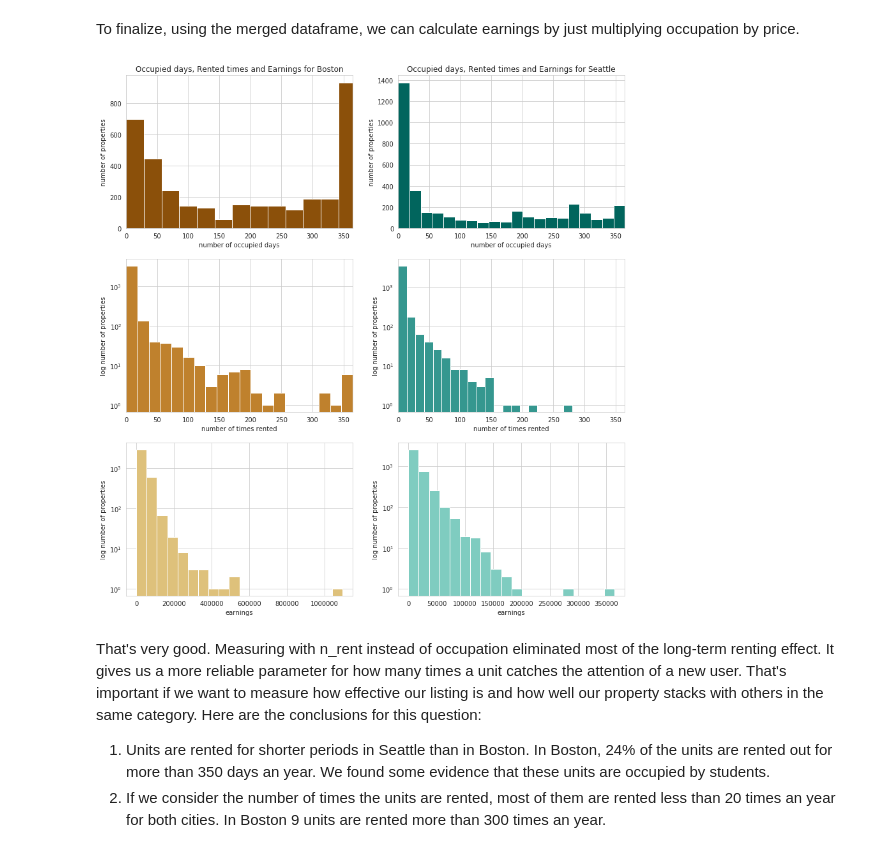
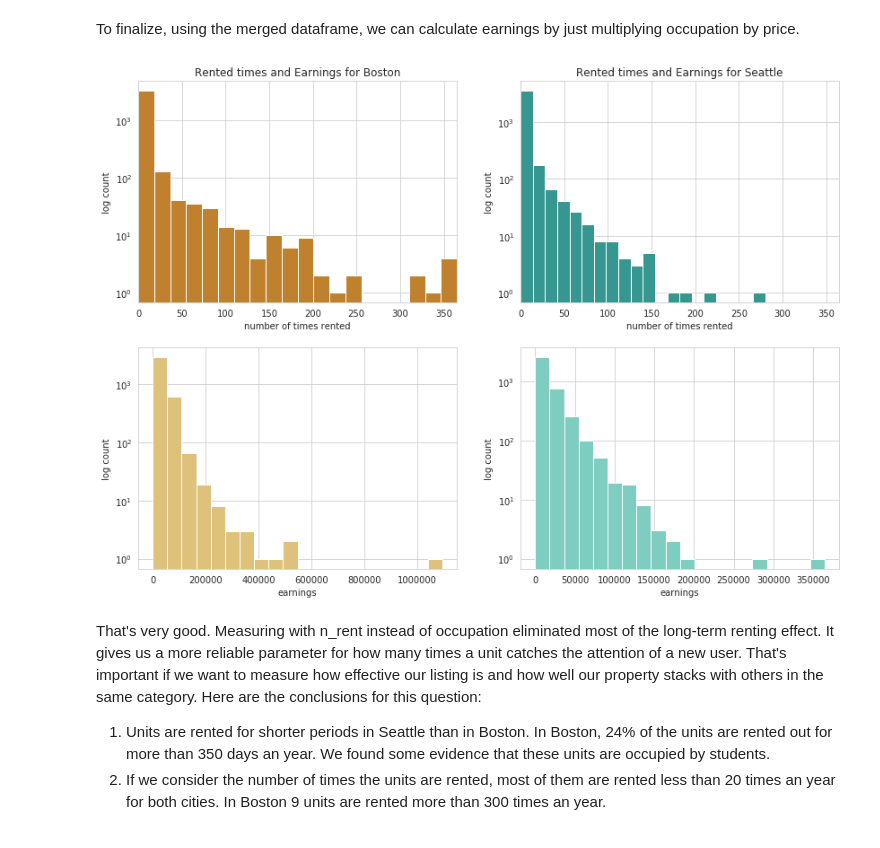
Before and after one commit to bvcmartins/dsndProject4, a Jupyter notebook: airbnb_project.ipynb, the cells around one changed output. Cells and saved outputs as stored; diff of their text form; code cells hidden in the pictures.

```diff
--- a/airbnb_project.ipynb
+++ b/airbnb_project.ipynb
@@ -179,7 +187,7 @@ sns.despine();
 fig, axis = plt.subplots(1, len(cities), figsize=(14,5));
 
 for i, city in enumerate(cities):
-    calendar = locals()[city+'_calendar']
+    calendar = locals()[city+'_calendar'].copy()
     occup = calendar[calendar['price'].isnull()].groupby(['year','month']).size().reset_index()
     occup.rename(columns={0:'count'}, inplace=True)
     colors = locals()[city+'_colors'][:2]
@@ -206,6 +216,12 @@ for i, city in enumerate(cities):
     rent = calendar.groupby('listing_id').agg({'occupied':'sum'}).reset_index()
     locals()[city+'_rent'] = rent.copy()
 
+    if city == 'boston':
+        rent.drop([2727],inplace=True)
+        rent.reset_index(inplace=True)
+        boston_rent.drop([2727], inplace=True)
+        boston_rent.reset_index(inplace=True)
+
     color = locals()[city+'_colors'][0]
     sns.distplot(rent['occupied'],
                  ax=axis[i],
@@ -214,9 +230,6 @@ for i, city in enumerate(cities):
                  bins=20,
                  hist_kws=dict(alpha=1));
     axis[i].set_title('Distribution of occupied days for {}'.format(city.capitalize()))
-    axis[i].set_xlim((0,365));
     axis[i].set_ylim((0,1650));
     axis[i].set_ylabel('number of properties')
-#boston_calendar['occupied'] = boston_calendar['available'].apply(lambda x: 1 if x=='f' else 0)
-#seattle_calendar['occupied'] = seattle_calendar['available'].apply(lambda x: 1 if x=='f' else 0)
 # %% [output]
@@ -307,38 +320,38 @@ Name: price, dtype: object
 # %% [markdown]
 To finalize, using the merged dataframe, we can calculate earnings by just multiplying occupation by price.
 # %%
-fig, axes = plt.subplots(3,2, figsize=(14,15))
+fig, axes = plt.subplots(2,2, figsize=(14,10))
 
 for i, city in enumerate(cities):
     df_merge = locals()[city+'_merge'].copy()
     df_merge['price'] = df_merge['price'].replace('[\$,]', '', regex=True).astype(float)
     df_merge['earnings'] = df_merge['occupied'] * df_merge['price']
 
     locals()[city+'_merge'] = df_merge.copy()
 
     colors = locals()[city+'_colors']
-    sns.distplot(df_merge['occupied'], ax=axes[0][i],
-                 kde=False, color=colors[0],
-                 bins=20, hist_kws=dict(alpha=1));
-    sns.distplot(df_merge['n_rent'], ax=axes[1][i],
+
+    sns.distplot(df_merge['n_rent'], ax=axes[0][i],
                  kde=False, color=colors[1],
                  bins=20, hist_kws=dict(alpha=1))
-    sns.distplot(df_merge['earnings'], ax=axes[2][i],
+    sns.distplot(df_merge['earnings'], ax=axes[1][i],
                  kde=False, color=colors[2],
                  bins=20, hist_kws=dict(alpha=1))
-    axes[0][i].set_title('Occupied days, Rented times and Earnings for {}'.format(city.capitalize()))
+    axes[0][i].set_title('Rented times and Earnings for {}'.format(city.capitalize()))
+    #tick_locs = [10, 30, 100, 300, 1000, 3000]
+    #axes[0][i].set_xticks(np.arange(0,500,20))
+    #axes[0][i].set_xlim((0,365));
+    #axes[0][i].set_xlabel('number of occupied days')
+    #axes[0][i].set_ylabel('count')
     axes[0][i].set_xlim((0,365));
-    axes[0][i].set_xlabel('number of occupied days')
-    axes[0][i].set_ylabel('number of properties')
-    axes[1][i].set_xlim((0,365));
+    axes[0][i].set_yscale('log');
+    axes[0][i].set_xlabel('number of times rented')
+    axes[0][i].set_ylabel('log count')
     axes[1][i].set_yscale('log');
-    axes[1][i].set_xlabel('number of times rented')
-    axes[1][i].set_ylabel('log number of properties')
-    axes[2][i].set_yscale('log');
-    axes[2][i].set_xlabel('earnings')
-    axes[2][i].set_ylabel('log number of properties')
+    axes[1][i].set_xlabel('earnings')
+    axes[1][i].set_ylabel('log count')
 # %% [output]
-[figure, old version]
+[figure, new version]
 # %% [markdown]
 That's very good. Measuring with n_rent instead of occupation eliminated most of the long-term renting effect. It gives us a more reliable parameter for how many times a unit catches the attention of a new user. That's important if we want to measure how effective our listing is and how well our property stacks with others in the same category. Here are the conclusions for this question:
 
```
Also changed, not shown: parts of 14 cells of this notebook.
